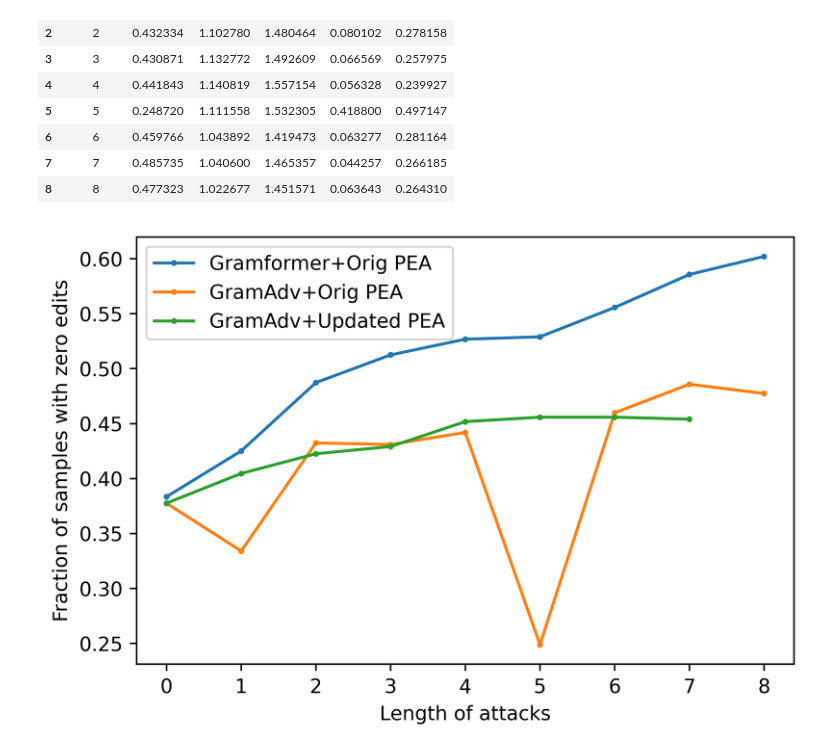
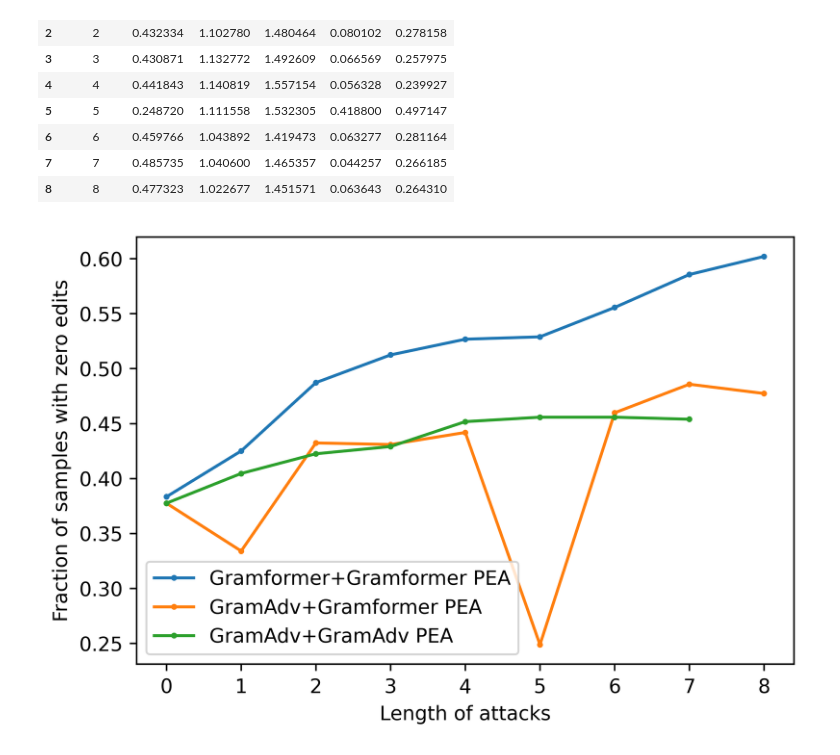
Before and after one commit to YufanWangYuki/NoiseGram, a Jupyter notebook: perp.ipynb, the cells around one changed output. Cells and saved outputs as stored; diff of their text form; code cells hidden in the pictures.

```diff
--- a/perp.ipynb
+++ b/perp.ipynb
@@ -234,24 +234,24 @@ df_old
 # %%
 import matplotlib.pyplot as plt
 # from matplotlib.pyplot import MultipleLocator
 
 # x_major_locator=MultipleLocator(5)
 
 fig, ax = plt.subplots(dpi=600,figsize=(6,4))
-ax.plot(df_vyas['length'], df_vyas['zero edit rate'], marker='o',markersize=2,label='Gramformer+Orig PEA') # 作y1 = x 图，并标记此线名为linear
+ax.plot(df_vyas['length'], df_vyas['zero edit rate'], marker='o',markersize=2,label='Gramformer+Gramformer PEA') # 作y1 = x 图，并标记此线名为linear
 # ax.plot(df['length'], df['zero edit rate'], marker='o',markersize=2,label='Gramformer-Gau (1.5)') # 作y1 = x 图，并标记此线名为linear
-ax.plot(df_old['length'], df_old['zero edit rate'], marker='o',markersize=2,label='GramAdv+Orig PEA') # 作y1 = x 图，并标记此线名为linear
-ax.plot(df_new['length'], df_new['zero edit rate'], marker='o',markersize=2,label='GramAdv+Updated PEA') # 作y1 = x 图，并标记此线名为linear
+ax.plot(df_old['length'], df_old['zero edit rate'], marker='o',markersize=2,label='GramAdv+Gramformer PEA') # 作y1 = x 图，并标记此线名为linear
+ax.plot(df_new['length'], df_new['zero edit rate'], marker='o',markersize=2,label='GramAdv+GramAdv PEA') # 作y1 = x 图，并标记此线名为linear
 # for i in [10]:
 #     df_selected = df[df['weight'] == i]
 #     ax.plot(df_selected['length'], df_selected['zero edit rate'], marker='o',markersize=2,label='GramNoise-Adv v2 (10)') # 作y1 = x 图，并标记此线名为linear
 
 ax.set_xlabel('Length of attacks') #设置x轴名称 x label
 ax.set_ylabel('Fraction of samples with zero edits') #设置y轴名称 y label
 # ax.set_title('The Effect of Adding Gaussian Noise on Gramformer Model') #设置图名为Simple Plot
 ax.legend() #自动检测要在图例中显示的元素，并且显示
 # plt.xlim((0, 15))
 # ax.xaxis.set_major_locator(x_major_locator)
 plt.show() #图形可视化
 # %% [output]
-[figure, old version]
+[figure, new version]
```
Also changed, not shown: 7 other files.
